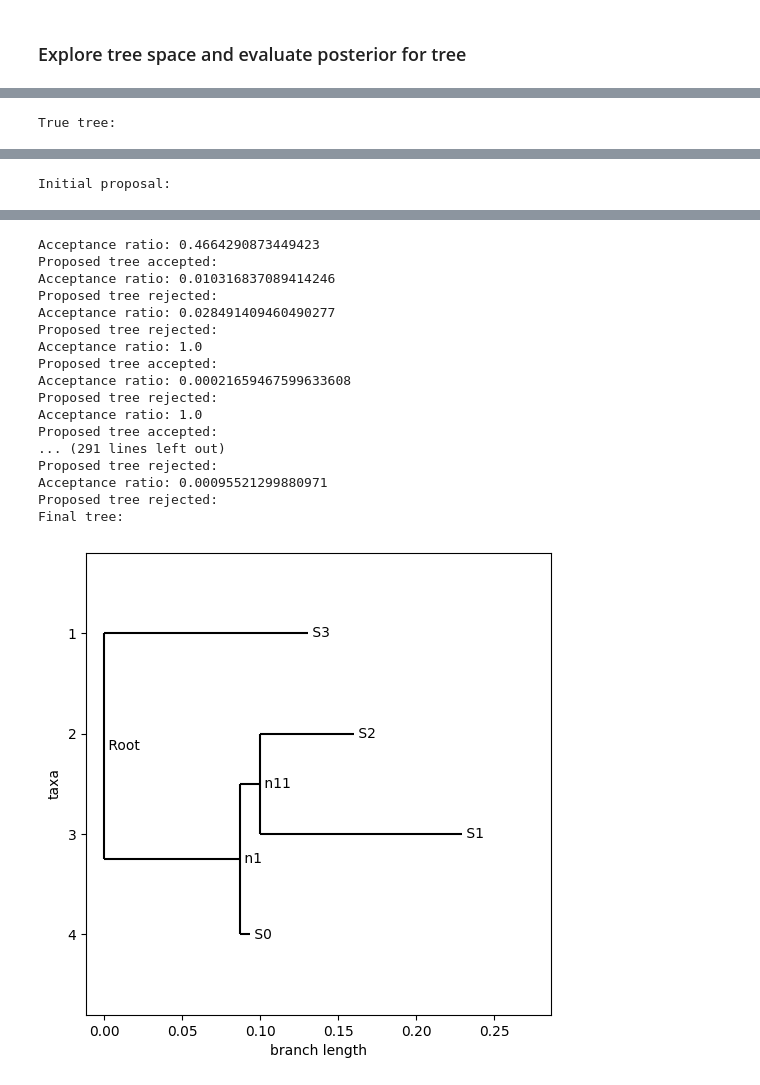
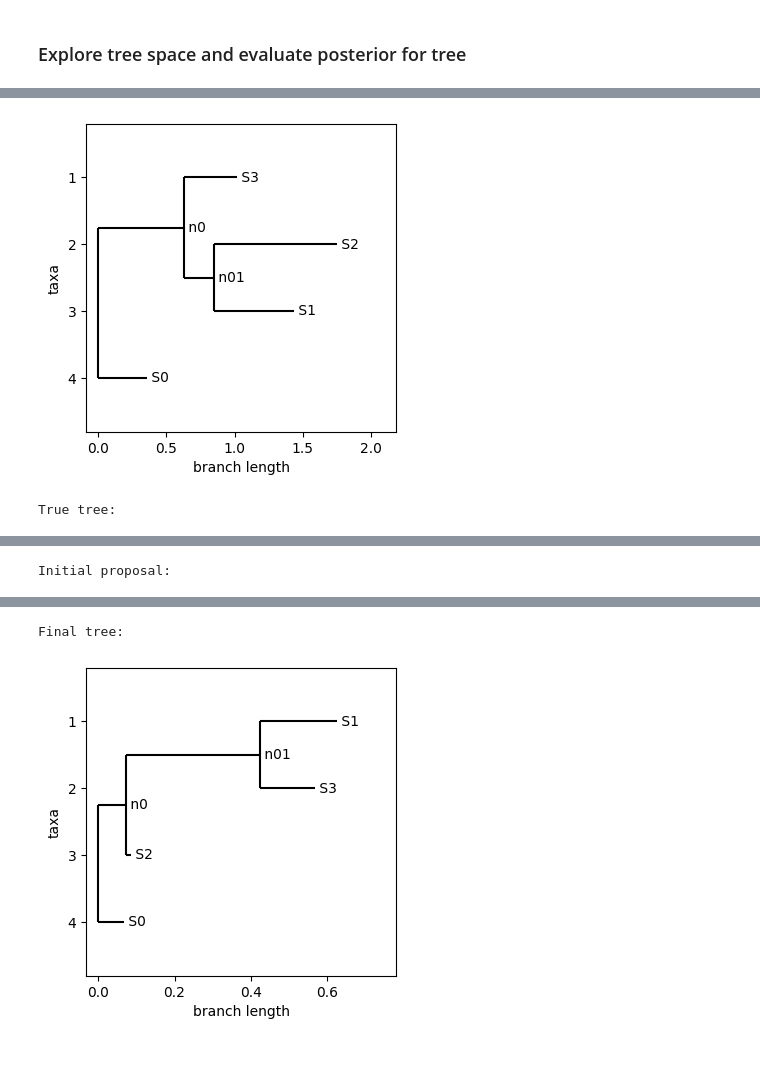
Before and after one commit to LeonMengoni/Bayesian-Phylogenetics, a Jupyter notebook: BayesianPhylogenetics.ipynb, the cells around one changed output, grey strips where cells are left out. Saved outputs shown, nothing was run; the diff lists cells and outputs as text; code cells hidden in the pictures; blank space fills up the shorter version.

```diff
--- a/BayesianPhylogenetics.ipynb
+++ b/BayesianPhylogenetics.ipynb
@@ -134,9 +108,27 @@ Starting tree likelihood: 3.634840435363644e-30
+# %%
+# Initialize random tree from sequence data
+
+def initialize_random_tree(taxa_names, taxa_sequences, outgroup):
+    tree_init = Phylogenetic_Tree().generate_random_topology(taxa_names=taxa_names) # Topology initialization
+    tree_init.custom_root_with_outgroup(outgroup) # root with specified outgroup
+    tree_init.generate_random_branch_lengths(distribution="uniform") # Branch lengths initialization
+
+    # Clamp sequences to leaves
+    for i, clade in enumerate(tree_init.get_terminals()):
+        clade.sequence = taxa_sequences[i]
+
+    return tree_init
+
+# Initial tree (and every NNI tree) has to be rooted with specified outgroup: if outgroup is fixed, there is no possibility that the NNI eligible node has root as a parent, therefore basically we simplify the whole process
+# When calculating the likelihood, does the ougroup become important? TODO
+
+tree_init = initialize_random_tree(taxa_names, taxa_sequences, outgroup)
+tree_init.draw()
+# %% [output]
+[figure, added]
 # %%
-import random
-random.seed(seed)
-
 def NNI_permutable_nodes(tree, chosen_node): # 3 nodes that can be permuted in a rooted tree NNI step
-    permutable = [] # keep this otherwise error
+    permutable = []
     permutable += chosen_node.clades # 2 children
     sibling = tree.get_sibling(chosen_node)
     if tree.parents[chosen_node] == tree.root: # if parent is root, get one nibling
@@ -153,13 +145,13 @@ def NNI_generate_topology(tree, chosen_node, permutable):
         if NNI_clade.name == chosen_node.name:
             NNI_clade.clades = permutable[:2]
             NNI_parent = NNI_tree.parents[NNI_clade]
-            if NNI_parent != NNI_tree.root: # if parent is not root
-                NNI_parent.clades = [NNI_clade, permutable[2]]
-            else: # if parent is root
+            if NNI_parent == NNI_tree.root: # if parent is root, get the other nibling (the one that wasn't placed in permutable)
                 NNI_sibling = NNI_tree.get_sibling(NNI_clade)
                 NNI_niblings = NNI_sibling.clades
-                NNI_sibling.clades = [permutable[2], NNI_niblings[1]] # in permutable, there is nibling[0], here we gave to get the other nibling, the one that stays put (nibling[1])
-    NNI_tree.parents = NNI_tree.dict_parents()
+                NNI_sibling.clades = [permutable[2], NNI_niblings[1]]
+            else: # if parent is not root
+                NNI_parent.clades = [NNI_clade, permutable[2]]
+    NNI_tree.parents = NNI_tree.dict_parents() # Update parents dictionary (only structure whose elements have undergone transformation when copying tree)
     return NNI_tree
 
 # # NNI step:
@@ -168,7 +160,8 @@ def NNI_generate_topology(tree, chosen_node, permutable):
 # propose branch lengths
 # compute likelihood
 
-# Integrate in a single function NNI_permutable_nodes and NNI_generate_tree
+# Integrate in a single function NNI_permutable_nodes and NNI_generate_tree: NOT EASILY DONE, KEEP AS IS
+
 
 def NNI_step(tree_init):
     NNI_nodes = tree_init.NNI_eligible_nodes()
@@ -191,35 +184,40 @@ def NNI_step(tree_init):
         # print(f"New nodes: {[node.name for node in new_nodes]}")
         NNI_tree = NNI_generate_topology(tree_init, chosen_node, new_nodes)
         NNI_tree.generate_random_branch_lengths(distribution="exponential")
-
-        NNI_tree.parents = NNI_tree.dict_parents() # Update parents dictionary to calculate likelihood
         NNI_tree.likelihood = NNI_tree.calculate_likelihood()
         # print(f"Proposed likelihood: {NNI_tree.likelihood}")
 
         rho = np.min([1, NNI_tree.likelihood / tree_init.likelihood])
-        print(f"Acceptance ratio: {rho}")
+        # print(f"Acceptance ratio: {rho}")
 
         if np.random.random() < rho:
-            print("Proposed tree accepted:")
+            # print("Proposed tree accepted:")
             # updated_tree = copy.deepcopy(NNI_tree)
             # updated_tree.draw(figsize=(4,1))
             # NNI_tree.draw()
             return NNI_tree
-        else:
-            print("Proposed tree rejected:")
+        # else:
+            # print("Proposed tree rejected:")
             # NNI_tree.draw()
 
     return tree_init
 
 print("True tree:")
-tree.draw()
+true_tree.draw()
 
 print("Initial proposal:")
 tree_init.draw()
 
-nsteps = 100
+saved_trees = []
+
+nsteps = 1000
+burn_in = 500
 for i in range(nsteps):
     tree_init = NNI_step(tree_init)
+    if i > burn_in and i % 100 == 0:
+        saved_trees.append(tree_init)
+
+Phylo.write(saved_trees, "Trees/saved_trees.nex", "nexus")
 
 print("Final tree:")
 tree_init.draw()
@@ -231,18 +229,2 @@ Initial proposal:
-Acceptance ratio: 0.4664290873449423
-Proposed tree accepted:
-Acceptance ratio: 0.010316837089414246
-Proposed tree rejected:
-Acceptance ratio: 0.028491409460490277
-Proposed tree rejected:
-Acceptance ratio: 1.0
-Proposed tree accepted:
-Acceptance ratio: 0.00021659467599633608
-Proposed tree rejected:
-Acceptance ratio: 1.0
-Proposed tree accepted:
-... (291 lines left out)
-Proposed tree rejected:
-Acceptance ratio: 0.00095521299880971
-Proposed tree rejected:
 Final tree:
-[figure, old version]
+[figure, new version]
```
Also changed, not shown: parts of 14 cells of this notebook, 3 other files.
